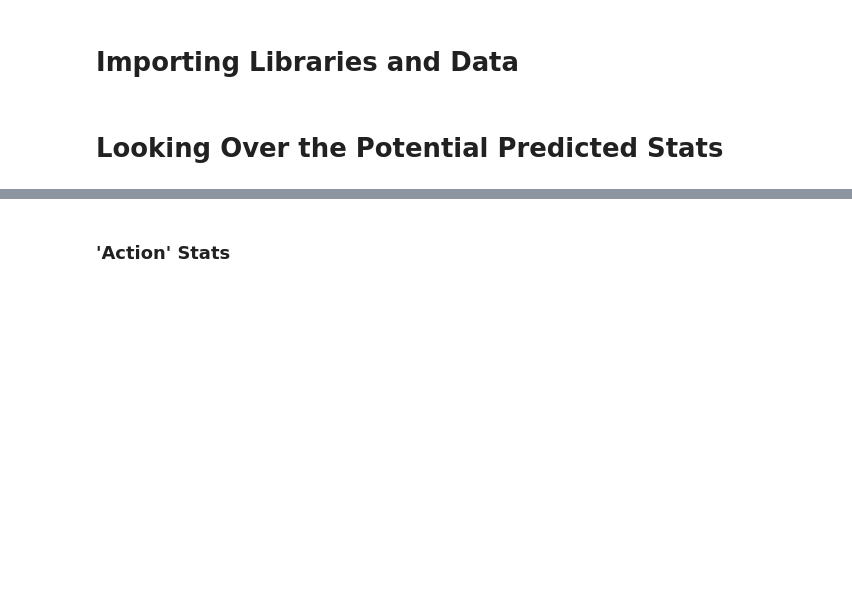
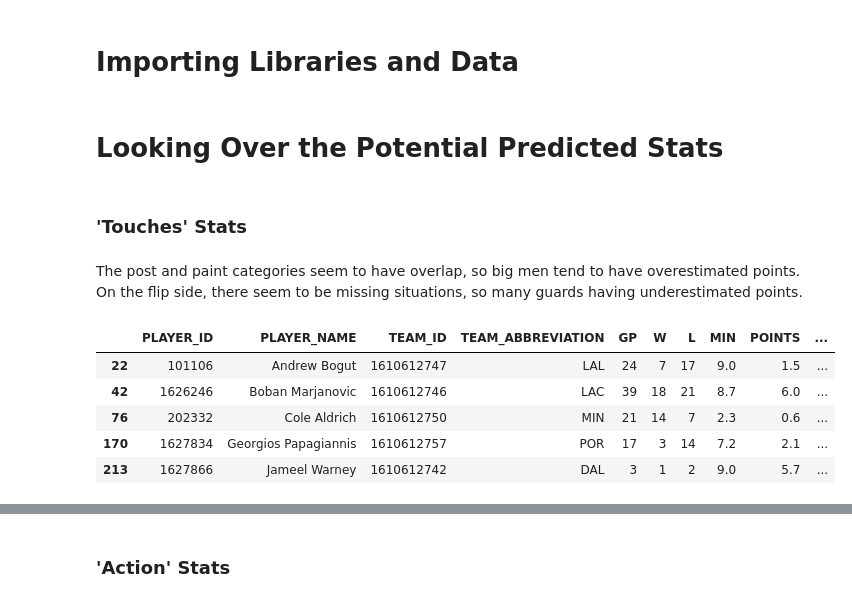
Before and after one commit to dtadmor/NBA-Player-Growth, a Jupyter notebook: Understanding the Data.ipynb, the cells around one changed output, grey strips where cells are left out. Saved outputs shown, nothing was run; the diff lists cells and outputs as text; code cells hidden in the pictures; blank space fills up the shorter version.

```diff
--- a/Understanding the Data.ipynb
+++ b/Understanding the Data.ipynb
@@ -24,3 +26,20 @@ hustle = pd.read_csv('./data/hustle', index_col=0)
 # %%
 # Making it possible to fully view the dataframes
 pd.options.display.max_columns = 25
+# %% [markdown]
+### 'Touches' Stats
+# %% [markdown]
+The post and paint categories seem to have overlap, so big men tend to have overestimated points. On the flip side, there seem to be missing situations, so many guards having underestimated points.
+# %%
+elbow_points = touches['ELBOW_TOUCHES'] * touches['PTS_PER_ELBOW_TOUCH']
+post_points = touches['POST_TOUCHES'] * touches['PTS_PER_POST_TOUCH']
+paint_points = touches['PAINT_TOUCHES'] * touches['PTS_PER_PAINT_TOUCH']
+touch_points = elbow_points + post_points + paint_points
+touches[touch_points > touches['POINTS']].head()
+# %% [output]
+|  | PLAYER_ID | PLAYER_NAME | TEAM_ID | TEAM_ABBREVIATION | GP | W | L | MIN | POINTS | ... |
+| 22 | 101106 | Andrew Bogut | 1610612747 | LAL | 24 | 7 | 17 | 9.0 | 1.5 | ... |
+| 42 | 1626246 | Boban Marjanovic | 1610612746 | LAC | 39 | 18 | 21 | 8.7 | 6.0 | ... |
+| 76 | 202332 | Cole Aldrich | 1610612750 | MIN | 21 | 14 | 7 | 2.3 | 0.6 | ... |
+| 170 | 1627834 | Georgios Papagiannis | 1610612757 | POR | 17 | 3 | 14 | 7.2 | 2.1 | ... |
+| 213 | 1627866 | Jameel Warney | 1610612742 | DAL | 3 | 1 | 2 | 9.0 | 5.7 | ... |
```
Also changed, not shown: parts of 19 cells of this notebook.
